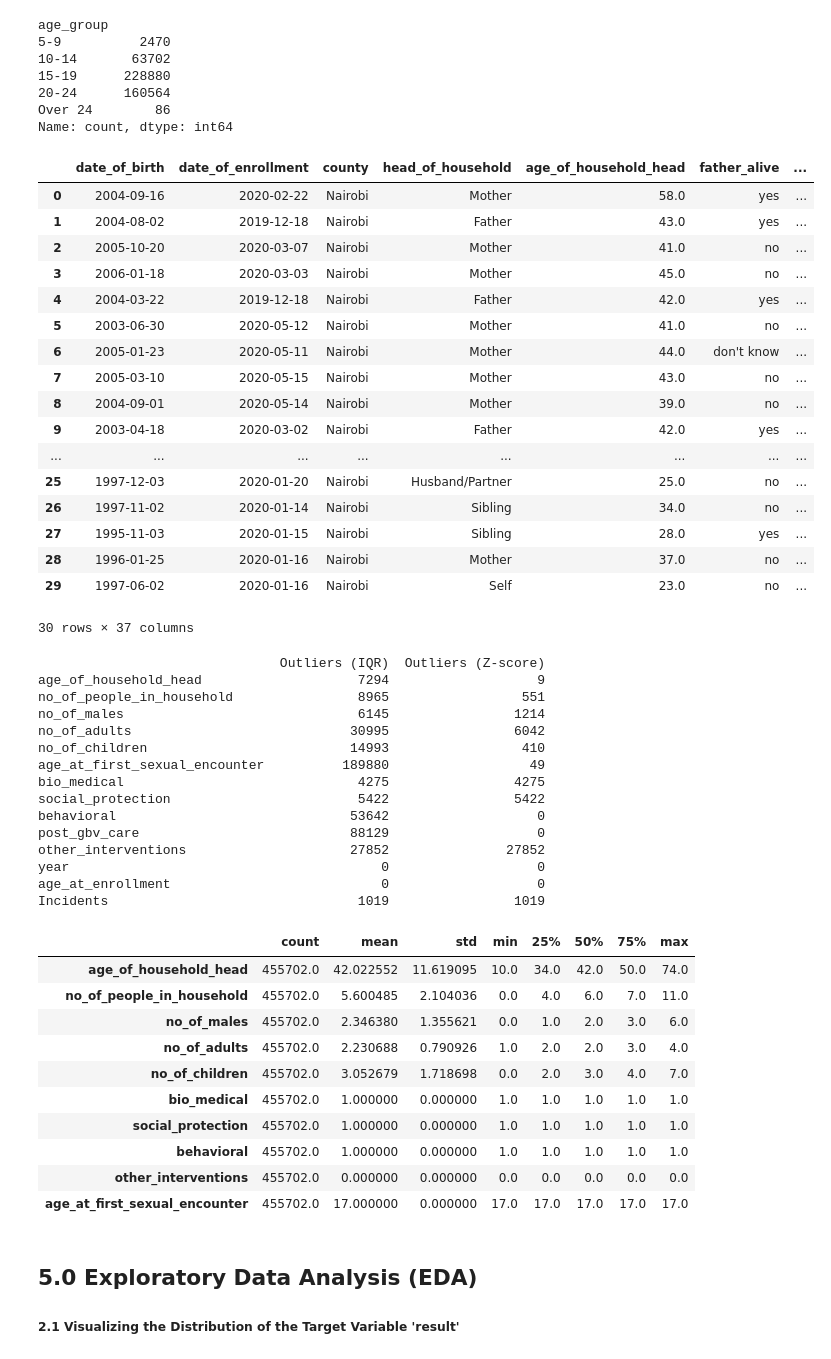
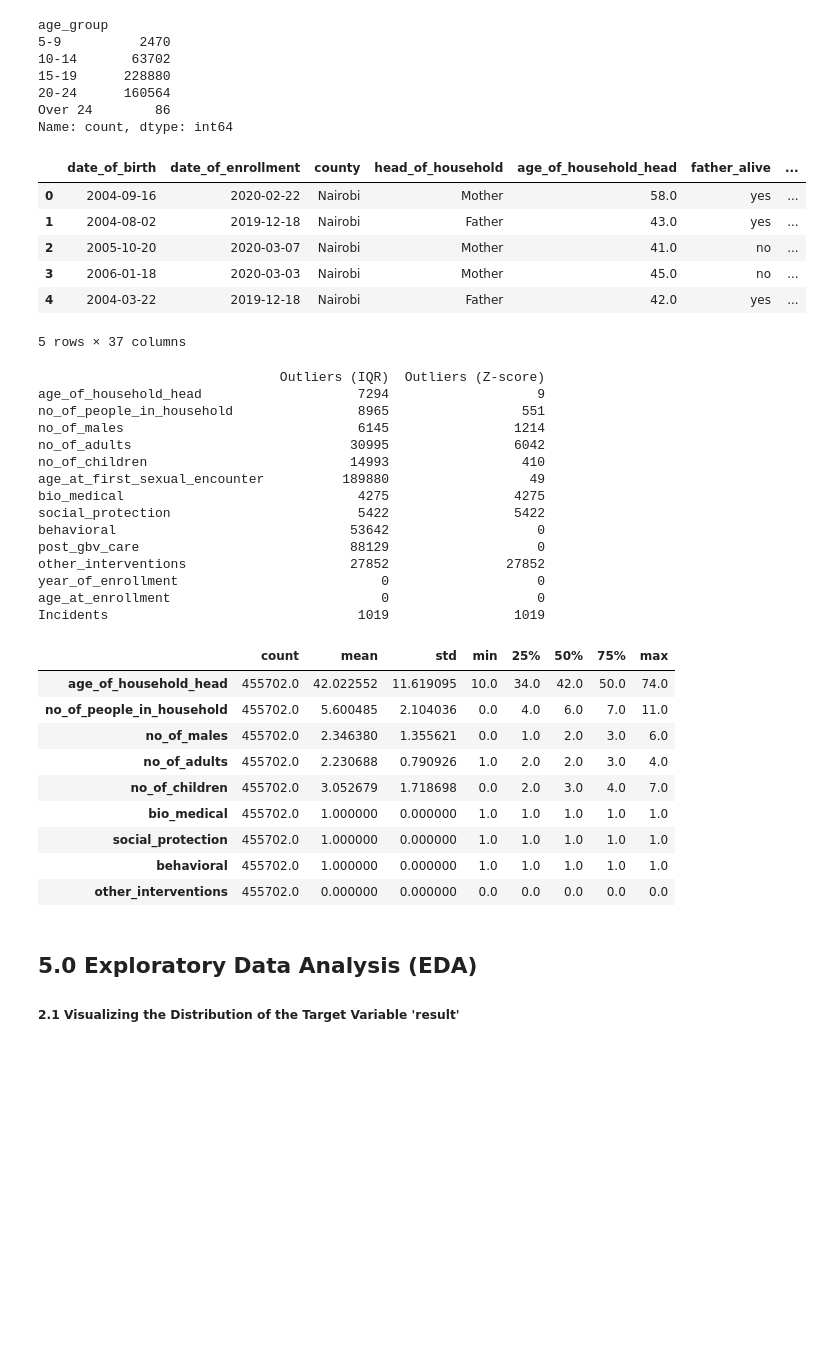
Before and after one commit to RichieRicky/DSF-PT08P5-GROUP5_CAPSTONE-PROJECT, a Jupyter notebook: Index.ipynb, the cells around one changed output. Cells and saved outputs as stored; diff of their text form; code cells hidden in the pictures; blank space fills up the shorter version.

```diff
--- a/Index.ipynb
+++ b/Index.ipynb
@@ -274,8 +274,8 @@ AGYW_prev_data[['father_alive', 'mother_alive', 'ever_missed_full_day_food_in_4w
 | 4 | yes | yes | no | yes | no | ... |
 # %%
 # Creating a new column 'year' by extracting the year from 'date_of_enrollment'
-AGYW_prev_data['year'] = AGYW_prev_data['date_of_enrollment'].dt.year
+AGYW_prev_data['year_of_enrollment'] = AGYW_prev_data['date_of_enrollment'].dt.year
 
 # Displaying the first few rows to verify the new column
-AGYW_prev_data[['date_of_enrollment', 'year']].head()
+AGYW_prev_data[['date_of_enrollment', 'year_of_enrollment']].head()
 # %% [output]
@@ -338,26 +338,15 @@ Name: count, dtype: int64
 #create new column called incidents to account for positives cases per category/total population
 AGYW_prev_data['Incidents'] = AGYW_prev_data['result'].apply(lambda x: 1 if x == 'Positive' else 0)
 # %%
-AGYW_prev_data.head(30)
+AGYW_prev_data.head()
 # %% [output]
 |  | date_of_birth | date_of_enrollment | county | head_of_household | age_of_household_head | father_alive | ... |
 | 0 | 2004-09-16 | 2020-02-22 | Nairobi | Mother | 58.0 | yes | ... |
 | 1 | 2004-08-02 | 2019-12-18 | Nairobi | Father | 43.0 | yes | ... |
 | 2 | 2005-10-20 | 2020-03-07 | Nairobi | Mother | 41.0 | no | ... |
 | 3 | 2006-01-18 | 2020-03-03 | Nairobi | Mother | 45.0 | no | ... |
 | 4 | 2004-03-22 | 2019-12-18 | Nairobi | Father | 42.0 | yes | ... |
-| 5 | 2003-06-30 | 2020-05-12 | Nairobi | Mother | 41.0 | no | ... |
-| 6 | 2005-01-23 | 2020-05-11 | Nairobi | Mother | 44.0 | don't know | ... |
-| 7 | 2005-03-10 | 2020-05-15 | Nairobi | Mother | 43.0 | no | ... |
-| 8 | 2004-09-01 | 2020-05-14 | Nairobi | Mother | 39.0 | no | ... |
-| 9 | 2003-04-18 | 2020-03-02 | Nairobi | Father | 42.0 | yes | ... |
-| ... | ... | ... | ... | ... | ... | ... | ... |
-| 25 | 1997-12-03 | 2020-01-20 | Nairobi | Husband/Partner | 25.0 | no | ... |
-| 26 | 1997-11-02 | 2020-01-14 | Nairobi | Sibling | 34.0 | no | ... |
-| 27 | 1995-11-03 | 2020-01-15 | Nairobi | Sibling | 28.0 | yes | ... |
-| 28 | 1996-01-25 | 2020-01-16 | Nairobi | Mother | 37.0 | no | ... |
-| 29 | 1997-06-02 | 2020-01-16 | Nairobi | Self | 23.0 | no | ... |
-30 rows × 37 columns
+5 rows × 37 columns
 # %%
 #Numerical columns
 numerical_cols= AGYW_prev_data.select_dtypes(include=np.number).columns
@@ -409,7 +398,7 @@ social_protection                        5422                5422
 behavioral                              53642                   0
 post_gbv_care                           88129                   0
 other_interventions                     27852               27852
-year                                        0                   0
+year_of_enrollment                          0                   0
 age_at_enrollment                           0                   0
 Incidents                                1019                1019
 # %%
@@ -423,8 +412,7 @@ columns_to_handle = [
     'bio_medical',
     'social_protection',
     'behavioral',
-    'other_interventions',
-    'age_at_first_sexual_encounter'
+    'other_interventions'
 ]
 
 # Handling outliers by replacing them with the median value
@@ -458,7 +446,6 @@ AGYW_prev_data[columns_to_handle].describe().T
 | social_protection | 455702.0 | 1.000000 | 0.000000 | 1.0 | 1.0 | 1.0 | 1.0 | 1.0 |
 | behavioral | 455702.0 | 1.000000 | 0.000000 | 1.0 | 1.0 | 1.0 | 1.0 | 1.0 |
 | other_interventions | 455702.0 | 0.000000 | 0.000000 | 0.0 | 0.0 | 0.0 | 0.0 | 0.0 |
-| age_at_first_sexual_encounter | 455702.0 | 17.000000 | 0.000000 | 17.0 | 17.0 | 17.0 | 17.0 | 17.0 |
 # %% [markdown]
 ## 5.0 Exploratory Data Analysis (EDA)
 ##### 2.1 Visualizing the Distribution of the Target Variable 'result'
```
Also changed, not shown: parts of 10 cells of this notebook.
